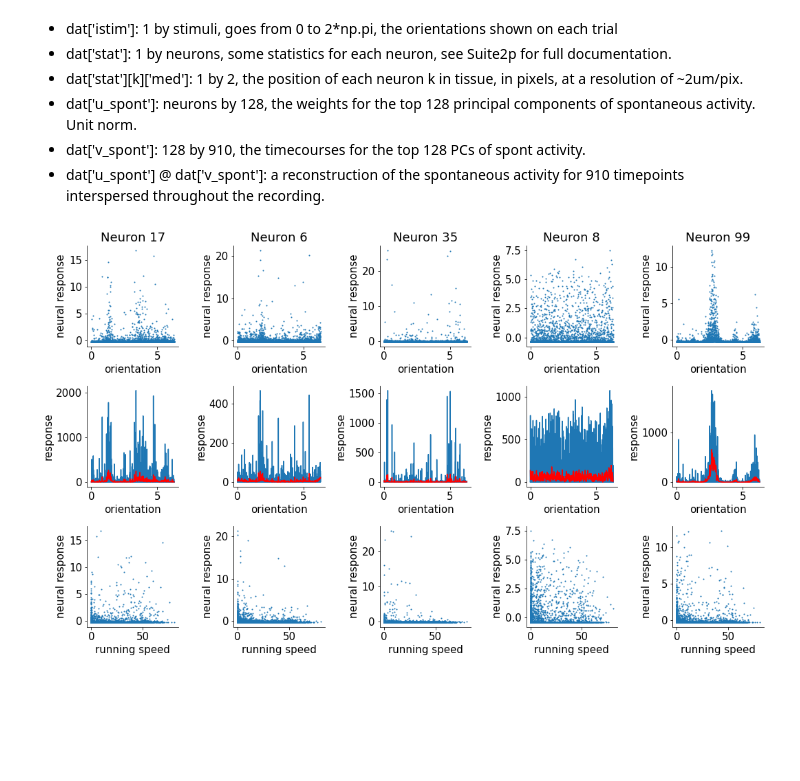
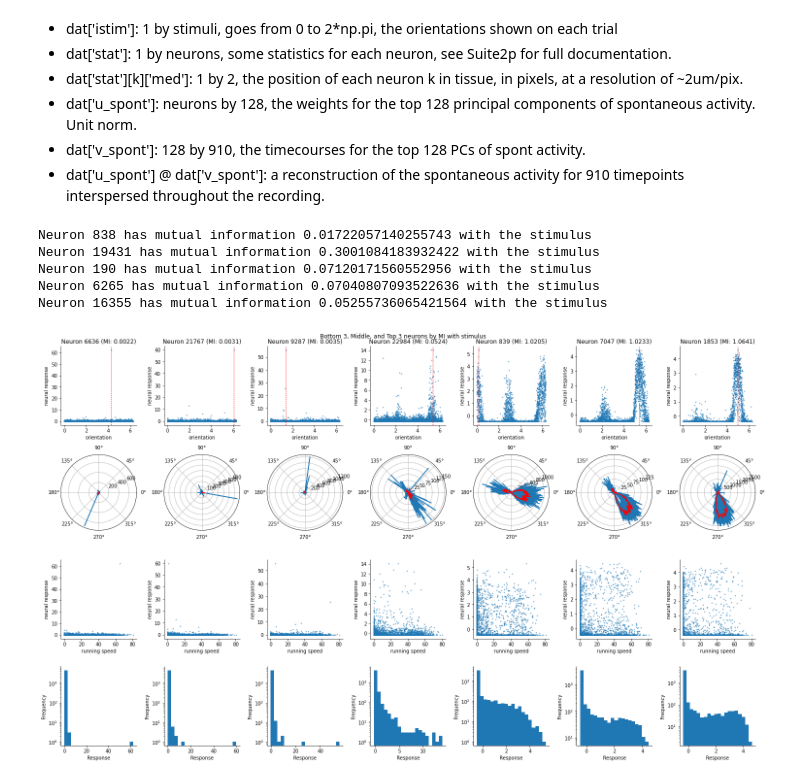
Before and after one commit to sekunder/NMA_Project, a Jupyter notebook: Orientation_Selectivity.ipynb, the cells around one changed output. Saved outputs shown, nothing was run; the diff lists cells and outputs as text; code cells hidden in the pictures; blank space fills up the shorter version.

Commit message:
Computed mutual info between stimulus and response

```diff
--- a/Orientation_Selectivity.ipynb
+++ b/Orientation_Selectivity.ipynb
@@ -24,6 +24,8 @@ if not os.path.isfile(fname):
 import numpy as np
 dat = np.load('stringer_orientations.npy', allow_pickle=True).item()
 print(dat.keys())
+print(dat['sresp'].shape)
+N_neurons = dat['sresp'].shape[0]
 
 #import pyplot and set defaults
 from matplotlib import rcParams
@@ -69,33 +59,90 @@ Z = zscore(dat['sresp'], axis=1)
 p = PCA(n_components = n_cmp)
 p.fit_transform(Z.T)
 X = p.components_@Z
+# %%
+# Using mutual information between stimulus and response as a proxy for "orientation selectivity"
+
+MIRS = np.zeros(N_neurons)
+HRS = np.zeros(N_neurons)
+
+# hist_bins = 20
+R_bins = 10
+S_bins = 10
+P_S, S_bins = np.histogram(dat['istim'], density=True, bins=S_bins)
+# print(P_S)
+for neuron in range(N_neurons):
+  P_R, R_bins = np.histogram(Z[neuron, :], density=True, bins=R_bins)
+  P_RS, RS_R_bins, RS_S_bins = np.histogram2d(Z[neuron, :], dat['istim'],
+                                              bins=[R_bins, S_bins], density=True)
+  # valid_x, valid_y = np.where(P_RS!=0)
+  P_R_P_S = np.outer(P_R, P_S)
+  summands_MI = (P_RS * np.log2(P_RS / P_R_P_S, out=np.zeros_like(P_RS), where=P_R_P_S!=0))
+  # MIRS[neuron] = np.sum(np.where(~np.isnan(summands_MI)))
+  MIRS[neuron] = np.sum(summands_MI, where=~np.isnan(summands_MI))
+
+for neuron, mi in zip(favorite_neurons, MIRS[favorite_neurons]):
+  print("Neuron",neuron,"has mutual information",mi,"with the stimulus")
+# %% [output]
+Neuron 838 has mutual information 0.01722057140255743 with the stimulus
+Neuron 19431 has mutual information 0.3001084183932422 with the stimulus
+Neuron 190 has mutual information 0.07120171560552956 with the stimulus
+Neuron 6265 has mutual information 0.07040807093522636 with the stimulus
+Neuron 16355 has mutual information 0.05255736065421564 with the stimulus
 # %%
 # Starting to play around with individual neuron tuning.
 # Ideally, we can find some way to characterize neurons by how "selective" they are
 # for orientation, since that's a simple thing to compare between stimuli.
 from scipy.ndimage import gaussian_filter1d
 
+fig_rows = 5
+
 R = dat['sresp']
 isort = np.argsort(dat['istim'])
 R_sorted = R[:,isort]
 
+MI_sort_idx = np.argsort(MIRS)
+
+
+O = R @ dat['istim'] / R.sum(axis=1)
+
 favorite_neurons = [17, 6, 35, 8, 99]
 # favorite_neurons = [8, 99]
-plt.figure(figsize=(15,9))
+# favorite_neurons = np.random.choice(range(N_neurons), size=5)
+# favorite_neurons = [838, 19431, 190, 6265, 16355]
+favorite_neurons = [MI_sort_idx[0], MI_sort_idx[1], MI_sort_idx[2], MI_sort_idx[len(MI_sort_idx)//2], MI_sort_idx[-3], MI_sort_idx[-2], MI_sort_idx[-1]]
+plt.figure(figsize=(3 * len(favorite_neurons), fig_rows * 3))
 for i, n in enumerate(favorite_neurons):
-  ax = plt.subplot(3,len(favorite_neurons),i+1)
+  row = 0
+  ax = plt.subplot(fig_rows,len(favorite_neurons),i+1 + row * len(favorite_neurons))
   plt.scatter(dat['istim'], Z[n,:], s=1)
-  ax.set(xlabel = 'orientation', ylabel = 'neural response', title='Neuron %d'%n)
+  # plt.axvline(O[n], c='red', linestyle=':')
+  plt.axvline(dat['istim'][np.argmax(Z[n, :])], c='red', linestyle=':')
+  ax.set(xlabel = 'orientation', ylabel = 'neural response', title='Neuron %d (MI: %.4f)'%(n,MIRS[n]))
 
-  ax = plt.subplot(3,len(favorite_neurons), i+1 + len(favorite_neurons))
-  plt.plot(sorted(dat['istim']), R_sorted[n,:])
+  row += 1
+  ax = plt.subplot(fig_rows,len(favorite_neurons), i+1 + len(favorite_neurons), polar=True)
+  plt.polar(sorted(dat['istim']), R_sorted[n,:])
   filtered = gaussian_filter1d(R_sorted[n,:], 5)
-  plt.plot(sorted(dat['istim']), filtered, c="red")
-  ax.set(xlabel="orientation", ylabel="response")
+  plt.polar(sorted(dat['istim']), filtered, c="red")
+  # ax.set(xlabel="orientation", ylabel="response")
 
-  ax = plt.subplot(3, len(favorite_neurons), i+1 + 2*len(favorite_neurons))
+  # row += 1
+  # ax = plt.subplot(fig_rows, len(favorite_neurons), i + 1 + row * len(favorite_neurons))
+  # P_RS, RS_R_bins, RS_S_bins = np.histogram2d(Z[neuron, :], dat['istim'],
+  #                                             bins=[R_bins, S_bins], density=True)
+  # plt.imshow(P_RS)
+
+  row += 1
+  ax = plt.subplot(fig_rows, len(favorite_neurons), i+1 + row*len(favorite_neurons))
   plt.scatter(dat['run'], Z[n,:], s=1)
   ax.set(xlabel = 'running speed', ylabel='neural response')
+
+  row += 1
+  ax = plt.subplot(fig_rows, len(favorite_neurons), i + 1 + row*len(favorite_neurons))
+  plt.hist(Z[n,:], bins=hist_bins)
+  ax.set(xlabel="Response", ylabel="Frequency", yscale="log")
+
+  plt.suptitle('Bottom 3, Middle, and Top 3 neurons by MI with stimulus', y=1)
 # %% [output]
-[figure, old version]
+[figure, new version]
 # %%
```
Also changed, not shown: parts of 6 cells of this notebook.
